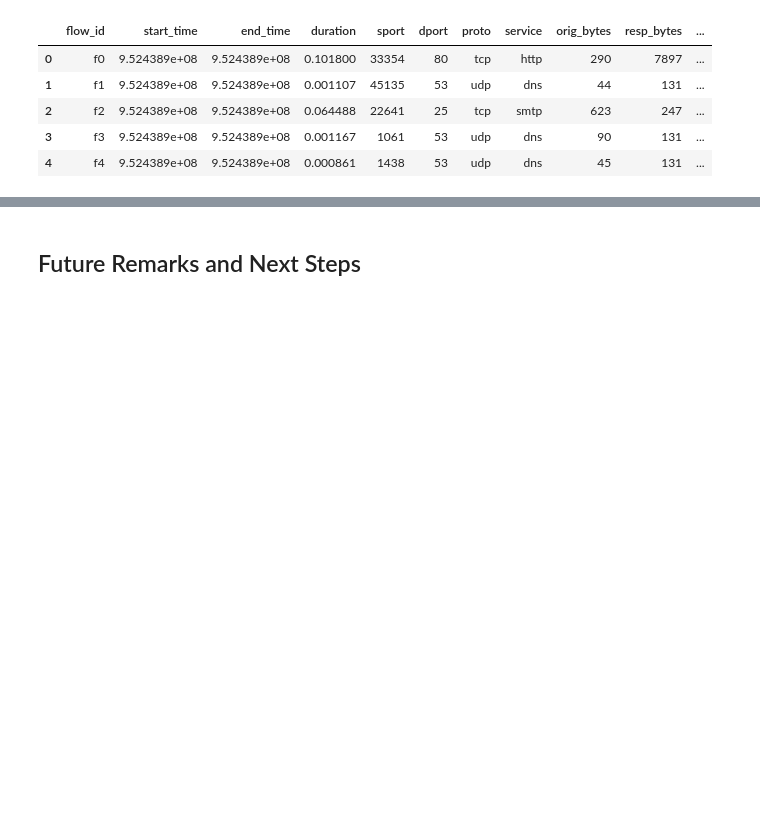
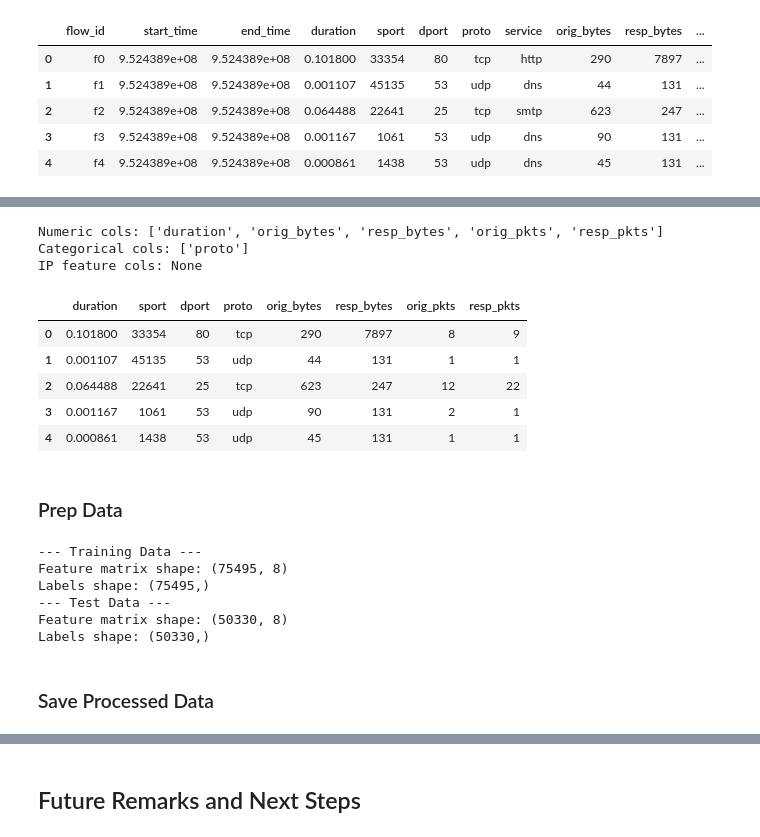
Before and after one commit to sofiaburkow/DeepChronos, a Jupyter notebook: experiments/features/exploration.ipynb, the cells around one changed output, grey strips where cells are left out. Cells and saved outputs as stored; diff of their text form; code cells hidden in the pictures; blank space fills up the shorter version.

Commit message:
process data for modeling

```diff
--- a/experiments/features/exploration.ipynb
+++ b/experiments/features/exploration.ipynb
@@ -205,9 +128,0 @@ def build_feature_matrix(df, ip_encoding="none"):
-# %%
-ip_encoding="none"
-# Split data before calling build_feature_matrix function (only on test data)
-X_train, y_train, pipeline, numeric_cols, categorical_cols, df_train_unprocessed = build_feature_matrix(df_train, ip_encoding=ip_encoding)
-
-print("Feature matrix shape:", X_train.shape)
-print("Labels shape:", y_train.shape)
-
-df_train_unprocessed.head()
@@ -232,0 +199,53 @@ Test labels shape: (50330,)
+# %%
+feature_set = ["duration", "sport", "dport", "proto", "orig_bytes", "resp_bytes", "orig_pkts", "resp_pkts"]
+ip_encoding = "none"
+# %%
+df_train_features, numeric_cols, categorical_cols, ip_feature_cols = prepare_data(
+    df_train, ip_encoding=ip_encoding, feature_set=feature_set
+)
+df_test_features, _, _, _ = prepare_data(
+    df_test, ip_encoding=ip_encoding, feature_set=feature_set
+)
+
+print("Numeric cols:", numeric_cols)
+print("Categorical cols:", categorical_cols)
+print("IP feature cols:", ip_feature_cols)
+
+df_train_features.head()
+# %% [output]
+Numeric cols: ['duration', 'orig_bytes', 'resp_bytes', 'orig_pkts', 'resp_pkts']
+Categorical cols: ['proto']
+IP feature cols: None
+|  | duration | sport | dport | proto | orig_bytes | resp_bytes | orig_pkts | resp_pkts |
+| 0 | 0.101800 | 33354 | 80 | tcp | 290 | 7897 | 8 | 9 |
+| 1 | 0.001107 | 45135 | 53 | udp | 44 | 131 | 1 | 1 |
+| 2 | 0.064488 | 22641 | 25 | tcp | 623 | 247 | 12 | 22 |
+| 3 | 0.001167 | 1061 | 53 | udp | 90 | 131 | 2 | 1 |
+| 4 | 0.000861 | 1438 | 53 | udp | 45 | 131 | 1 | 1 |
+# %% [markdown]
+### Prep Data
+# %%
+pipeline = construct_pipeline(numeric_cols, categorical_cols)
+
+X_train = pipeline.fit_transform(df_train_features)
+y_train = df_train["attack"]
+
+print("--- Training Data ---")
+print("Feature matrix shape:", X_train.shape)
+print("Labels shape:", y_train.shape)
+
+X_test = pipeline.transform(df_test_features)
+y_test = df_test["attack"]
+
+print("--- Test Data ---")
+print("Feature matrix shape:", X_test.shape)
+print("Labels shape:", y_test.shape)
+# %% [output]
+--- Training Data ---
+Feature matrix shape: (75495, 8)
+Labels shape: (75495,)
+--- Test Data ---
+Feature matrix shape: (50330, 8)
+Labels shape: (50330,)
+# %% [markdown]
+### Save Processed Data
```
Also changed, not shown: parts of 12 cells of this notebook.
